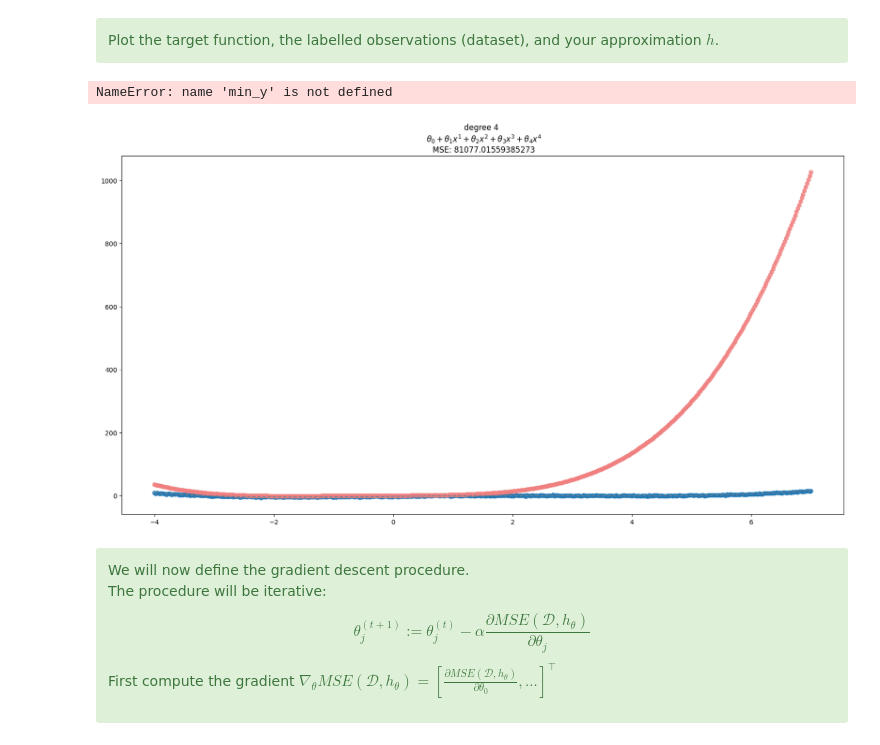
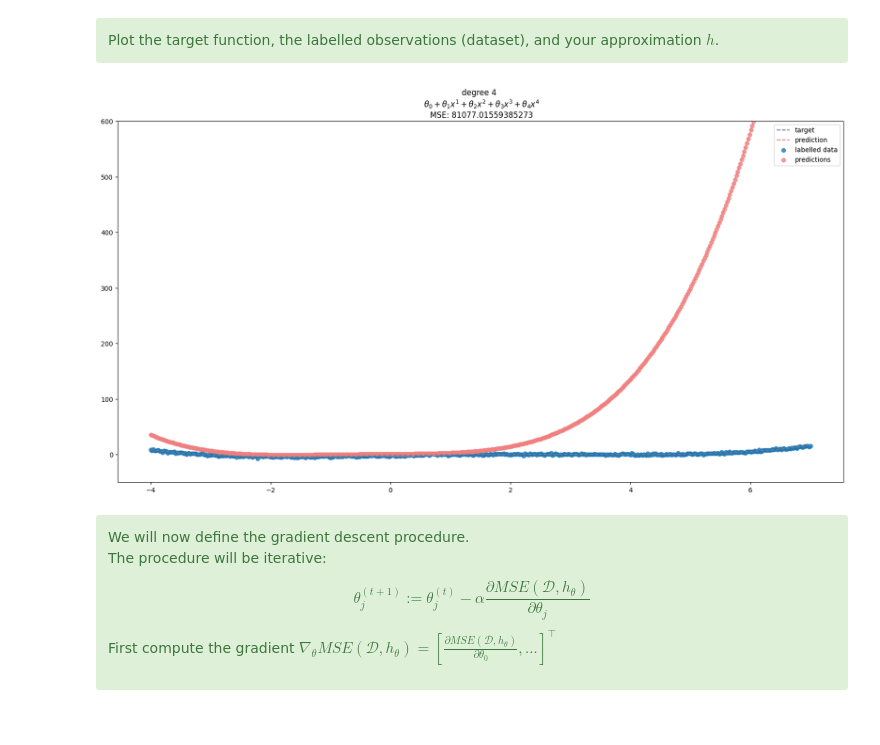
Before and after one commit to Lens11/IMT_cours, a Jupyter notebook: TP_IA/TP 2 - Linear Regression Gradient Descent.ipynb, the cells around one changed output. Saved outputs shown, nothing was run; the diff lists cells and outputs as text; code cells hidden in the pictures.

```diff
--- a/TP_IA/TP 2 - Linear Regression Gradient Descent.ipynb
+++ b/TP_IA/TP 2 - Linear Regression Gradient Descent.ipynb
@@ -210,40 +210,41 @@ RMSE: 284.74
   Plot the target function, the labelled observations (dataset), and your approximation $h$.
 </div>
 # %%
+min_y = -50
+max_y = 600
 def plot(x, y, h, pol_features, save_path=None):
 
     X = pol_features(x, h.nb_parameters-1)
     y_pred = h(X)
 
     x_plot = np.linspace(min_x,max_x)[..., np.newaxis]
     y_plot = f(x_plot)
 
     X_plot = pol_features(x_plot, h.nb_parameters-1)
 
     y_plot_pred = h(X_plot)
 
     fig, ax = plt.subplots(figsize=(20, 10))
     ax.plot(x_plot, y_plot, "--", c="slategrey", label="target")
     ax.plot(x_plot, y_plot_pred, "--", c="lightcoral", label="prediction")
 
     ax.scatter(x, y, marker="o", c="tab:blue", label="labelled data", alpha=0.8)
     ax.scatter(x, y_pred, marker="o", c="lightcoral", label="predictions", alpha=0.8)
 
     ax.set_title(f"degree {pol_degree} \n ${str(h)}$\n MSE: {mse(y_pred, y)}")
     ax.set_ylim([min_y, max_y])
     ax.legend()
 
     if save_path:
         fig.savefig(save_path)
         plt.close(fig)
     else:
         plt.show()
 
 
 plot(x, y, h, pol_features)
 # %% [output]
-NameError: name 'min_y' is not defined
-[figure, old version]
+[figure, new version]
 # %% [markdown]
 <div class="alert alert-success">
  We will now define the gradient descent procedure. <br/>
```
Also changed, not shown: parts of 7 cells of this notebook.
